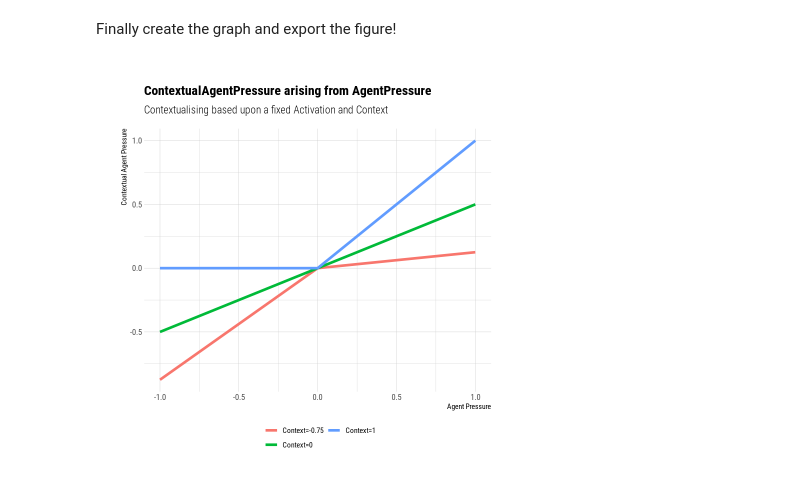
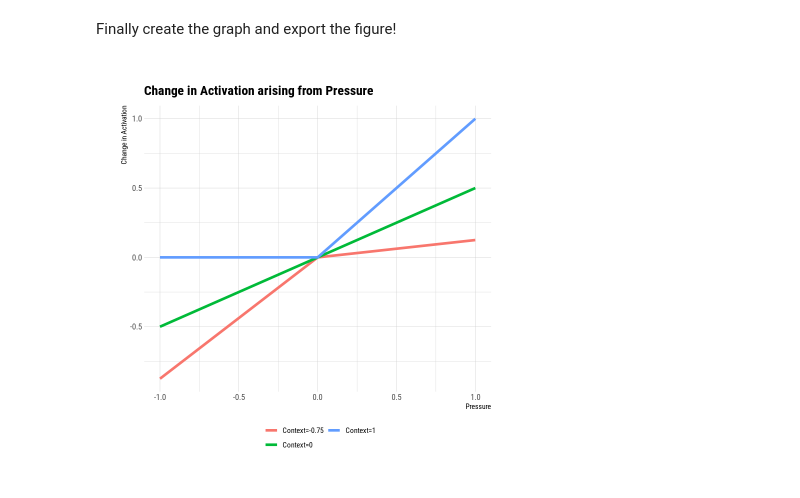
Before and after one commit to 0xr0bert/concepts-paper-graphs, a Jupyter notebook: graphs.ipynb, the cells around one changed output. Drawn from its saved outputs; the diff is of its cells as text; code cells hidden in the pictures.

Commit message:
Update contextual agent pressure
Signed-off-by: Robert Greener <me@r0bert.dev>

```diff
--- a/graphs.ipynb
+++ b/graphs.ipynb
@@ -72,19 +72,18 @@ Finally create the graph and export the figure!
 # %%
 ggplot(df, aes(x = x, y = value, colour = name)) +
     geom_line(size = 1.5) +
     labs(
-        x = "Agent Pressure",
-        y = "Contextual Agent Pressure",
+        x = "Pressure",
+        y = "Change in Activation",
         colour = "",
-        title = "ContextualAgentPressure arising from AgentPressure",
-        subtitle = "Contextualising based upon a fixed Activation and Context"
+        title = "Change in Activation arising from Pressure"
     ) +
     guides(colour = guide_legend(ncol = 2)) +
     theme_ipsum_rc(base_size = 10) +
     theme(
         legend.position = "bottom",
         legend.text = element_text(size = 9),
         plot.title = element_text(size = 16))
 ggsave("contextualagentpressure.pdf", device = cairo_pdf, width = 6, height = 6, units = "in")
 # %% [output]
-[figure, old version]
+[figure, new version]
```
Also changed, not shown: parts of 1 cell of this notebook, 1 other file.
